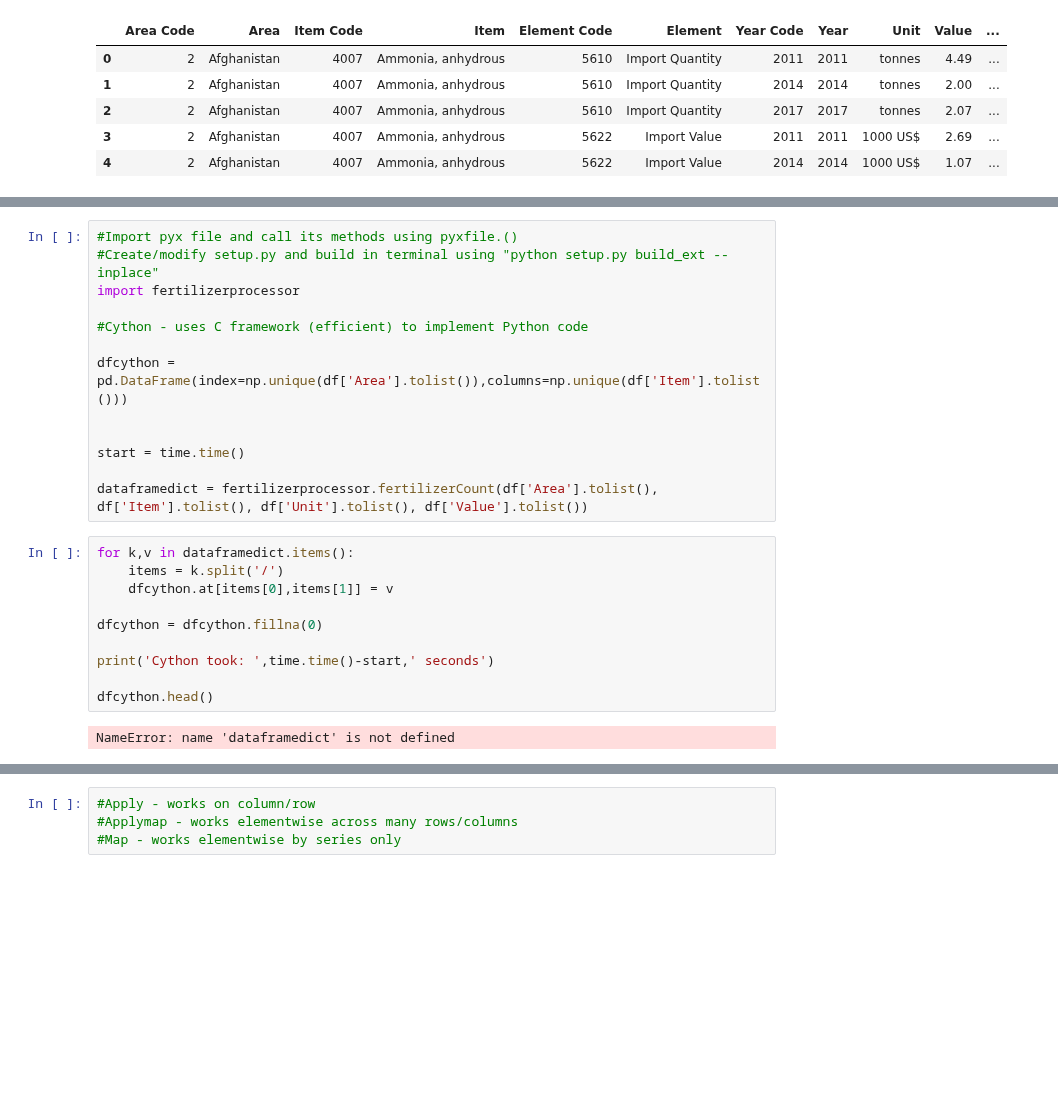
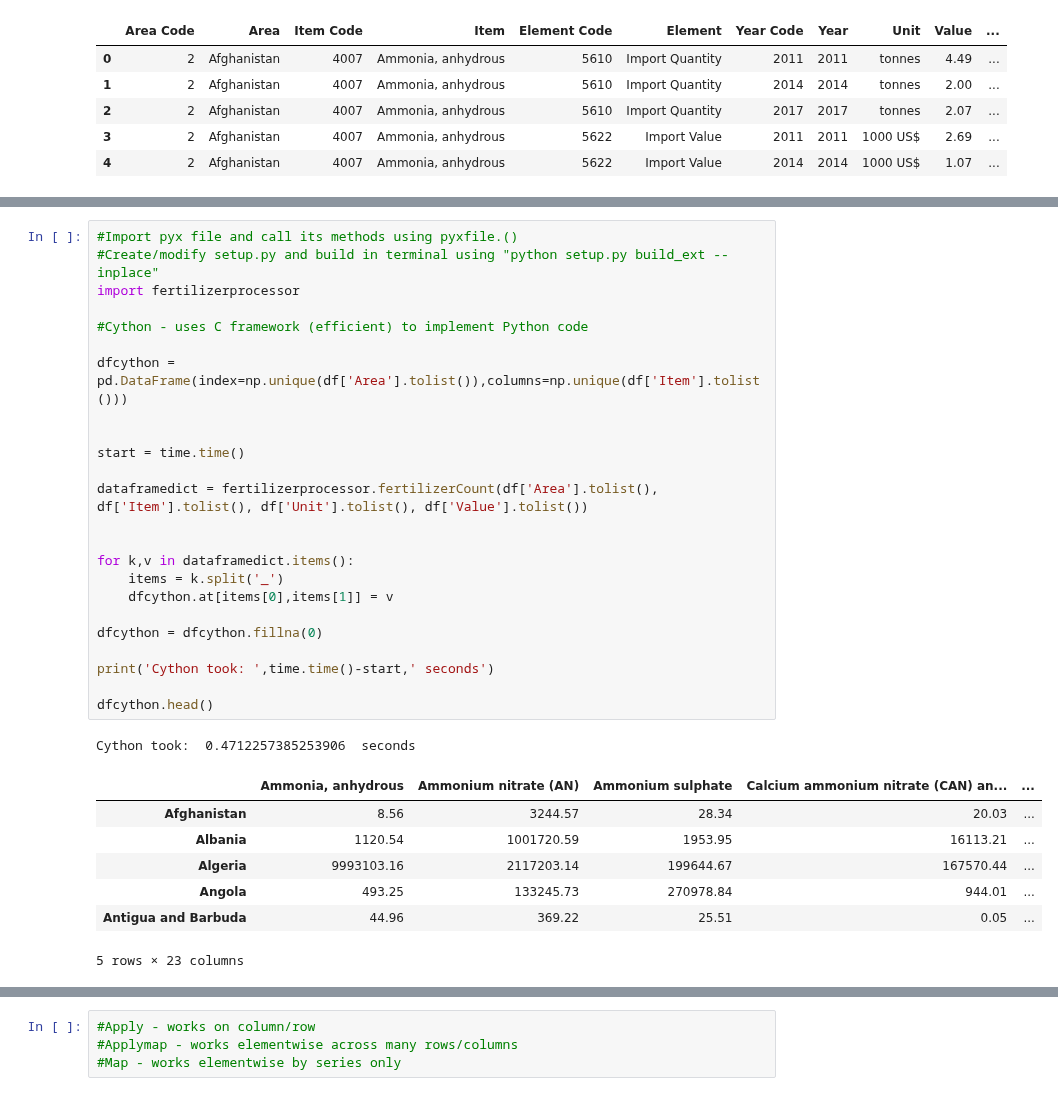
Before and after one commit to JSemelhago/DFManipulationComparison, a Jupyter notebook: src/DataframeManipulationTypes.ipynb, the cells around one changed output, grey strips where cells are left out. Cells and saved outputs as stored; diff of their text form; blank space fills up the shorter version.

Commit message:
Fix Cython code cell

```diff
--- a/src/DataframeManipulationTypes.ipynb
+++ b/src/DataframeManipulationTypes.ipynb
@@ -48,28 +58,36 @@ dfpivot.head()
 # %%
 #Import pyx file and call its methods using pyxfile.()
 #Create/modify setup.py and build in terminal using "python setup.py build_ext --inplace"
 import fertilizerprocessor
 
 #Cython - uses C framework (efficient) to implement Python code
 
 dfcython = pd.DataFrame(index=np.unique(df['Area'].tolist()),columns=np.unique(df['Item'].tolist()))
 
 
 start = time.time()
 
 dataframedict = fertilizerprocessor.fertilizerCount(df['Area'].tolist(), df['Item'].tolist(), df['Unit'].tolist(), df['Value'].tolist())
+
+
+for k,v in dataframedict.items():
+    items = k.split('_')
+    dfcython.at[items[0],items[1]] = v
+
+dfcython = dfcython.fillna(0)
+
+print('Cython took: ',time.time()-start,' seconds')
+
+dfcython.head()
+# %% [output]
+Cython took:  0.4712257385253906  seconds
+|  | Ammonia, anhydrous | Ammonium nitrate (AN) | Ammonium sulphate | Calcium ammonium nitrate (CAN) an... | ... |
+| Afghanistan | 8.56 | 3244.57 | 28.34 | 20.03 | ... |
+| Albania | 1120.54 | 1001720.59 | 1953.95 | 16113.21 | ... |
+| Algeria | 9993103.16 | 2117203.14 | 199644.67 | 167570.44 | ... |
+| Angola | 493.25 | 133245.73 | 270978.84 | 944.01 | ... |
+| Antigua and Barbuda | 44.96 | 369.22 | 25.51 | 0.05 | ... |
+5 rows × 23 columns
-# %%
-for k,v in dataframedict.items():
-    items = k.split('/')
-    dfcython.at[items[0],items[1]] = v
-
-dfcython = dfcython.fillna(0)
-
-print('Cython took: ',time.time()-start,' seconds')
-
-dfcython.head()
-# %% [output]
-NameError: name 'dataframedict' is not defined
 # %%
 #List comprehension - create/manipulate lists in a single line modified for loop
 
```
Also changed, not shown: parts of 2 cells of this notebook, 5 other files.
